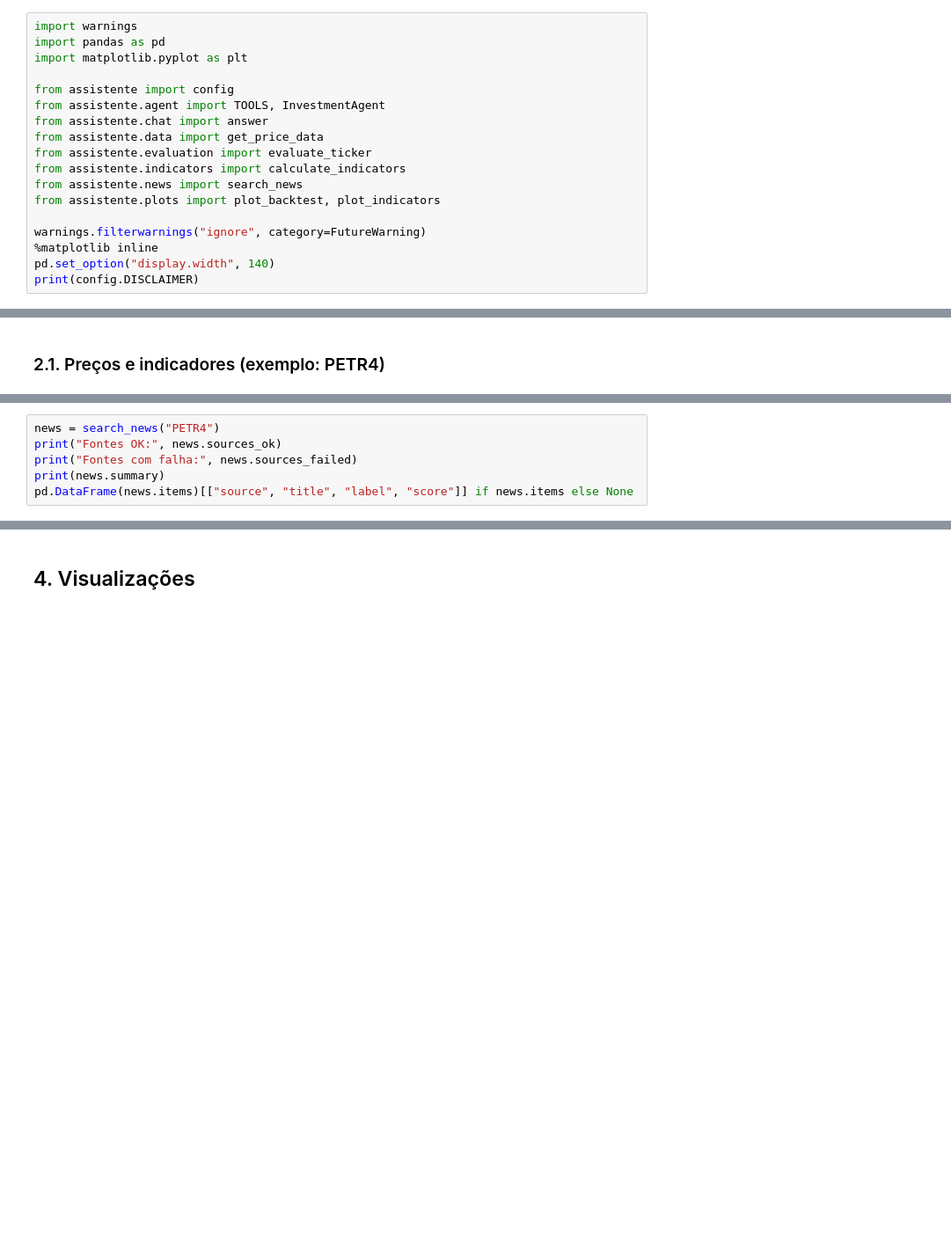
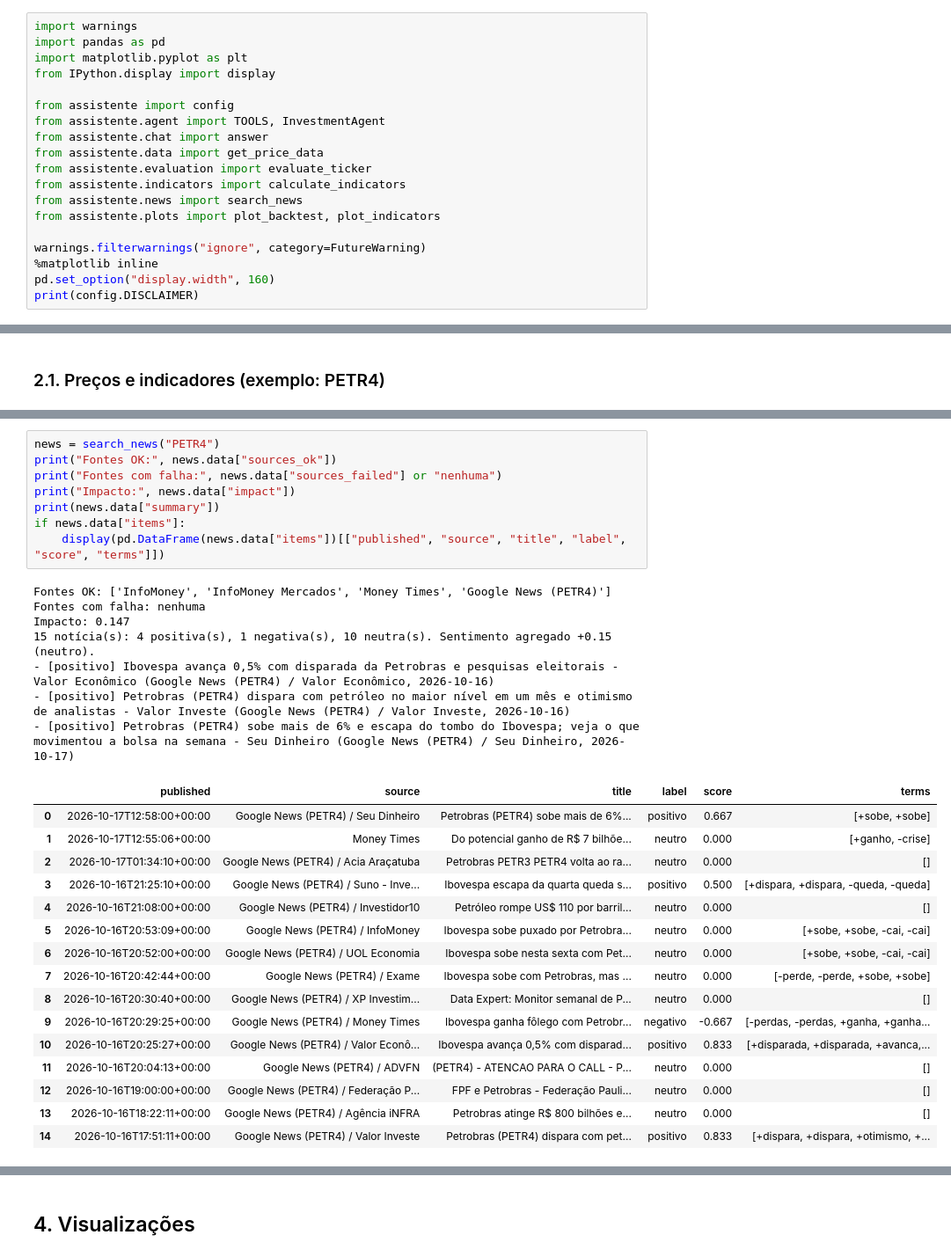
Before and after one commit to alef-and/fiap_agentic_AI, a Jupyter notebook: trab_final.ipynb, the cells around one changed output, grey strips where cells are left out. Shown at 88% size. Drawn from its saved outputs; the diff is of its cells as text; blank space fills up the shorter version.

```diff
--- a/trab_final.ipynb
+++ b/trab_final.ipynb
@@ -68,6 +62,7 @@ print("Pacote 'assistente' disponível.")
 import warnings
 import pandas as pd
 import matplotlib.pyplot as plt
+from IPython.display import display
 
 from assistente import config
 from assistente.agent import TOOLS, InvestmentAgent
@@ -80,5 +75,5 @@ from assistente.plots import plot_backtest, plot_indicators
 
 warnings.filterwarnings("ignore", category=FutureWarning)
 %matplotlib inline
-pd.set_option("display.width", 140)
+pd.set_option("display.width", 160)
 print(config.DISCLAIMER)
@@ -111,6 +128,32 @@ O sentimento usa um **léxico em português**: gratuito e offline, mas não ente
 # %%
 news = search_news("PETR4")
-print("Fontes OK:", news.sources_ok)
-print("Fontes com falha:", news.sources_failed)
-print(news.summary)
-pd.DataFrame(news.items)[["source", "title", "label", "score"]] if news.items else None
+print("Fontes OK:", news.data["sources_ok"])
+print("Fontes com falha:", news.data["sources_failed"] or "nenhuma")
+print("Impacto:", news.data["impact"])
+print(news.data["summary"])
+if news.data["items"]:
+    display(pd.DataFrame(news.data["items"])[["published", "source", "title", "label", "score", "terms"]])
+# %% [output]
+Fontes OK: ['InfoMoney', 'InfoMoney Mercados', 'Money Times', 'Google News (PETR4)']
+Fontes com falha: nenhuma
+Impacto: 0.147
+15 notícia(s): 4 positiva(s), 1 negativa(s), 10 neutra(s). Sentimento agregado +0.15 (neutro).
+- [positivo] Ibovespa avança 0,5% com disparada da Petrobras e pesquisas eleitorais - Valor Econômico (Google News (PETR4) / Valor Econômico, 2026-10-16)
+- [positivo] Petrobras (PETR4) dispara com petróleo no maior nível em um mês e otimismo de analistas - Valor Investe (Google News (PETR4) / Valor Investe, 2026-10-16)
+- [positivo] Petrobras (PETR4) sobe mais de 6% e escapa do tombo do Ibovespa; veja o que movimentou a bolsa na semana - Seu Dinheiro (Google News (PETR4) / Seu Dinheiro, 2026-10-17)
+|  | published | source | title | label | score | terms |
+| 0 | 2026-10-17T12:58:00+00:00 | Google News (PETR4) / Seu Dinheiro | Petrobras (PETR4) sobe mais de 6%... | positivo | 0.667 | [+sobe, +sobe] |
+| 1 | 2026-10-17T12:55:06+00:00 | Money Times | Do potencial ganho de R$ 7 bilhõe... | neutro | 0.000 | [+ganho, -crise] |
+| 2 | 2026-10-17T01:34:10+00:00 | Google News (PETR4) / Acia Araçatuba | Petrobras PETR3 PETR4 volta ao ra... | neutro | 0.000 | [] |
+| 3 | 2026-10-16T21:25:10+00:00 | Google News (PETR4) / Suno - Inve... | Ibovespa escapa da quarta queda s... | positivo | 0.500 | [+dispara, +dispara, -queda, -queda] |
+| 4 | 2026-10-16T21:08:00+00:00 | Google News (PETR4) / Investidor10 | Petróleo rompe US$ 110 por barril... | neutro | 0.000 | [] |
+| 5 | 2026-10-16T20:53:09+00:00 | Google News (PETR4) / InfoMoney | Ibovespa sobe puxado por Petrobra... | neutro | 0.000 | [+sobe, +sobe, -cai, -cai] |
+| 6 | 2026-10-16T20:52:00+00:00 | Google News (PETR4) / UOL Economia | Ibovespa sobe nesta sexta com Pet... | neutro | 0.000 | [+sobe, +sobe, -cai, -cai] |
+| 7 | 2026-10-16T20:42:44+00:00 | Google News (PETR4) / Exame | Ibovespa sobe com Petrobras, mas ... | neutro | 0.000 | [-perde, -perde, +sobe, +sobe] |
+| 8 | 2026-10-16T20:30:40+00:00 | Google News (PETR4) / XP Investim... | Data Expert: Monitor semanal de P... | neutro | 0.000 | [] |
+| 9 | 2026-10-16T20:29:25+00:00 | Google News (PETR4) / Money Times | Ibovespa ganha fôlego com Petrobr... | negativo | -0.667 | [-perdas, -perdas, +ganha, +ganha... |
+| 10 | 2026-10-16T20:25:27+00:00 | Google News (PETR4) / Valor Econô... | Ibovespa avança 0,5% com disparad... | positivo | 0.833 | [+disparada, +disparada, +avanca,... |
+| 11 | 2026-10-16T20:04:13+00:00 | Google News (PETR4) / ADVFN | (PETR4) - ATENCAO PARA O CALL - P... | neutro | 0.000 | [] |
+| 12 | 2026-10-16T19:00:00+00:00 | Google News (PETR4) / Federação P... | FPF e Petrobras - Federação Pauli... | neutro | 0.000 | [] |
+| 13 | 2026-10-16T18:22:11+00:00 | Google News (PETR4) / Agência iNFRA | Petrobras atinge R$ 800 bilhões e... | neutro | 0.000 | [] |
+| 14 | 2026-10-16T17:51:11+00:00 | Google News (PETR4) / Valor Investe | Petrobras (PETR4) dispara com pet... | positivo | 0.833 | [+dispara, +dispara, +otimismo, +... |
```
Also changed, not shown: parts of 30 cells of this notebook, 24 other files.
